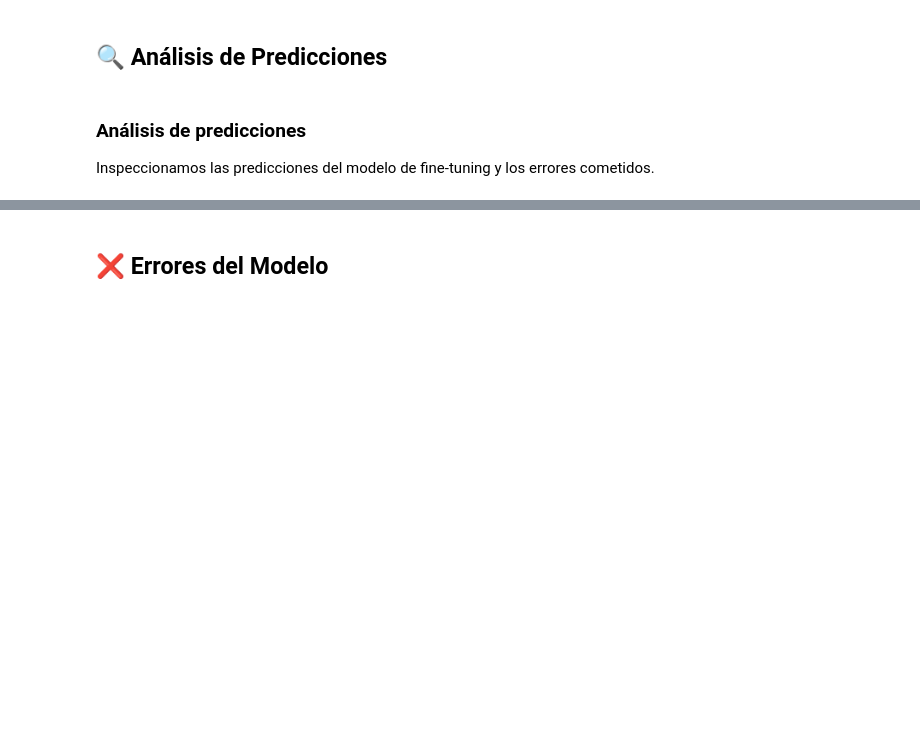
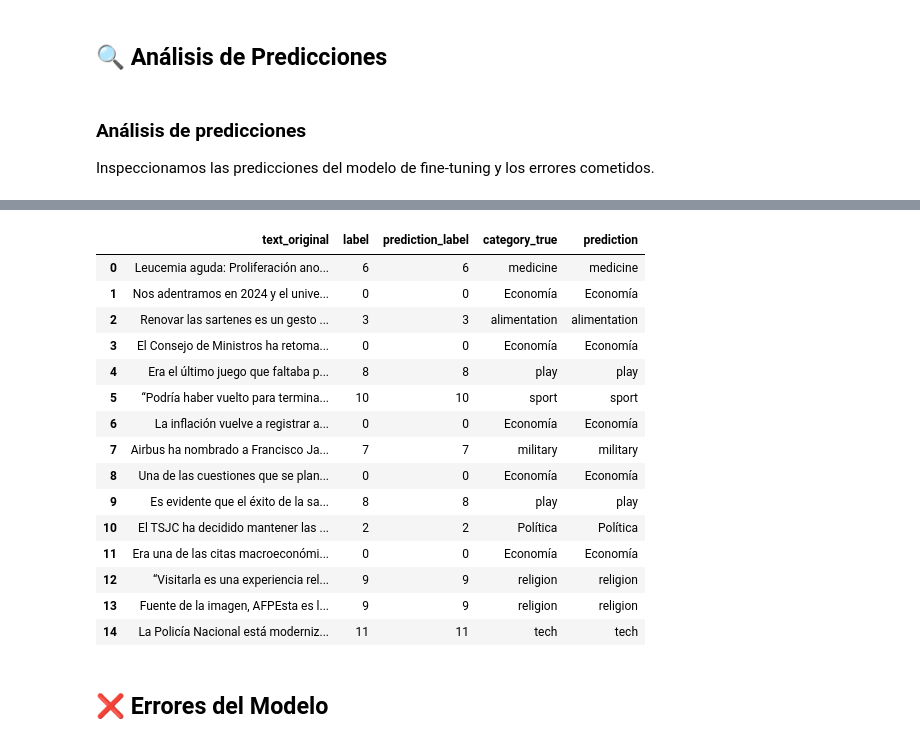
Before and after one commit to jmontenegro1066-cloud/NLP_Mini_Proyectos_JohnM, a Jupyter notebook: 1-text-classification-with-hf.ipynb, the cells around one changed output, grey strips where cells are left out. Cells and saved outputs as stored; diff of their text form; code cells hidden in the pictures; blank space fills up the shorter version.

```diff
--- a/1-text-classification-with-hf.ipynb
+++ b/1-text-classification-with-hf.ipynb
@@ -780,7 +782,7 @@ test_set = tokenized_dataset['test']
 test_set = test_set.add_column('prediction_label', predicted_labels.tolist())
 test_set = test_set.add_column(
     'prediction',
-    [id2category[lbl] for lbl in predicted_labels]
+    [id2category[int(lbl)] for lbl in predicted_labels]
 )
 
 # Reconstruimos el texto original para visualización
@@ -788,10 +790,11 @@ original_texts = dataset_split['test']['text']
 test_set = test_set.add_column('text_original', original_texts)
 test_set = test_set.add_column(
     'category_true',
-    [id2category[lbl] for lbl in test_set['label']]
+    [id2category[int(lbl)] for lbl in test_set['label']]
 )
 
 columns = ['text_original', 'label', 'prediction_label', 'category_true', 'prediction']
 test_set.set_format('pandas', columns=columns)
 df_pred = test_set.to_pandas()[columns]
 df_pred.head(15)
+# %% [output]
@@ -798,3 +802,19 @@ df_pred.head(15)
+|  | text_original | label | prediction_label | category_true | prediction |
+| 0 | Leucemia aguda: Proliferación ano... | 6 | 6 | medicine | medicine |
+| 1 | Nos adentramos en 2024 y el unive... | 0 | 0 | Economía | Economía |
+| 2 | Renovar las sartenes es un gesto ... | 3 | 3 | alimentation | alimentation |
+| 3 | El Consejo de Ministros ha retoma... | 0 | 0 | Economía | Economía |
+| 4 | Era el último juego que faltaba p... | 8 | 8 | play | play |
+| 5 | “Podría haber vuelto para termina... | 10 | 10 | sport | sport |
+| 6 | La inflación vuelve a registrar a... | 0 | 0 | Economía | Economía |
+| 7 | Airbus ha nombrado a Francisco Ja... | 7 | 7 | military | military |
+| 8 | Una de las cuestiones que se plan... | 0 | 0 | Economía | Economía |
+| 9 | Es evidente que el éxito de la sa... | 8 | 8 | play | play |
+| 10 | El TSJC ha decidido mantener las ... | 2 | 2 | Política | Política |
+| 11 | Era una de las citas macroeconómi... | 0 | 0 | Economía | Economía |
+| 12 | “Visitarla es una experiencia rel... | 9 | 9 | religion | religion |
+| 13 | Fuente de la imagen, AFPEsta es l... | 9 | 9 | religion | religion |
+| 14 | La Policía Nacional está moderniz... | 11 | 11 | tech | tech |
 # %% [markdown]
 ## ❌ Errores del Modelo
 # %%
```
Also changed, not shown: parts of 10 cells of this notebook.
